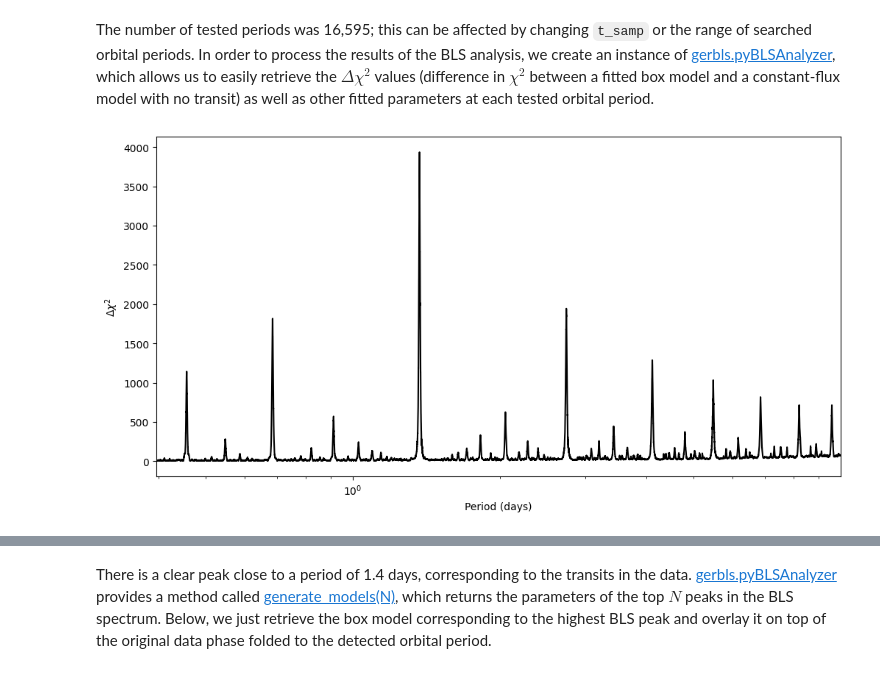
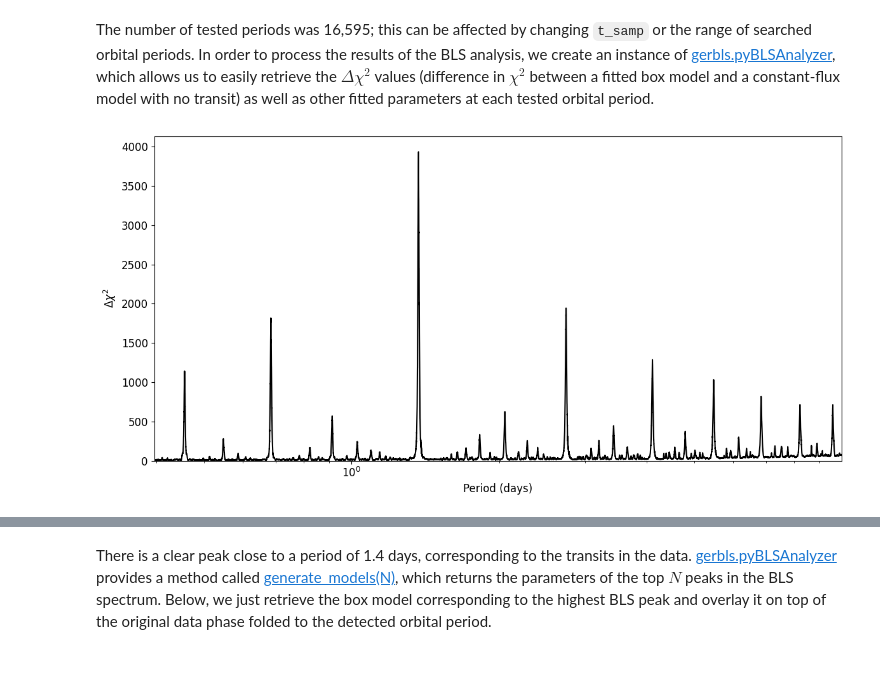
Before and after one commit to kment/GERBLS, a Jupyter notebook: docs/source/examples/fastbls.ipynb, the cells around one changed output, grey strips where cells are left out. Drawn from its saved outputs; the diff is of its cells as text; code cells hidden in the pictures.

```diff
--- a/docs/source/examples/fastbls.ipynb
+++ b/docs/source/examples/fastbls.ipynb
@@ -54,11 +54,12 @@ The number of tested periods was 16,595; this can be affected by changing `t_sam
 # %%
 blsa = gerbls.pyBLSAnalyzer(bls)
 
 plt.figure(figsize=(12, 6))
 plt.semilogx(blsa.P, blsa.dchi2, "k-")
 plt.xlim(blsa.P.min(), blsa.P.max())
+plt.ylim(0)
 plt.xlabel("Period (days)")
 plt.ylabel("$\Delta\chi^2$")
 plt.show()
 # %% [output]
-[figure, old version]
+[figure, new version]
```
Also changed, not shown: parts of 6 cells of this notebook, 11 other files.
